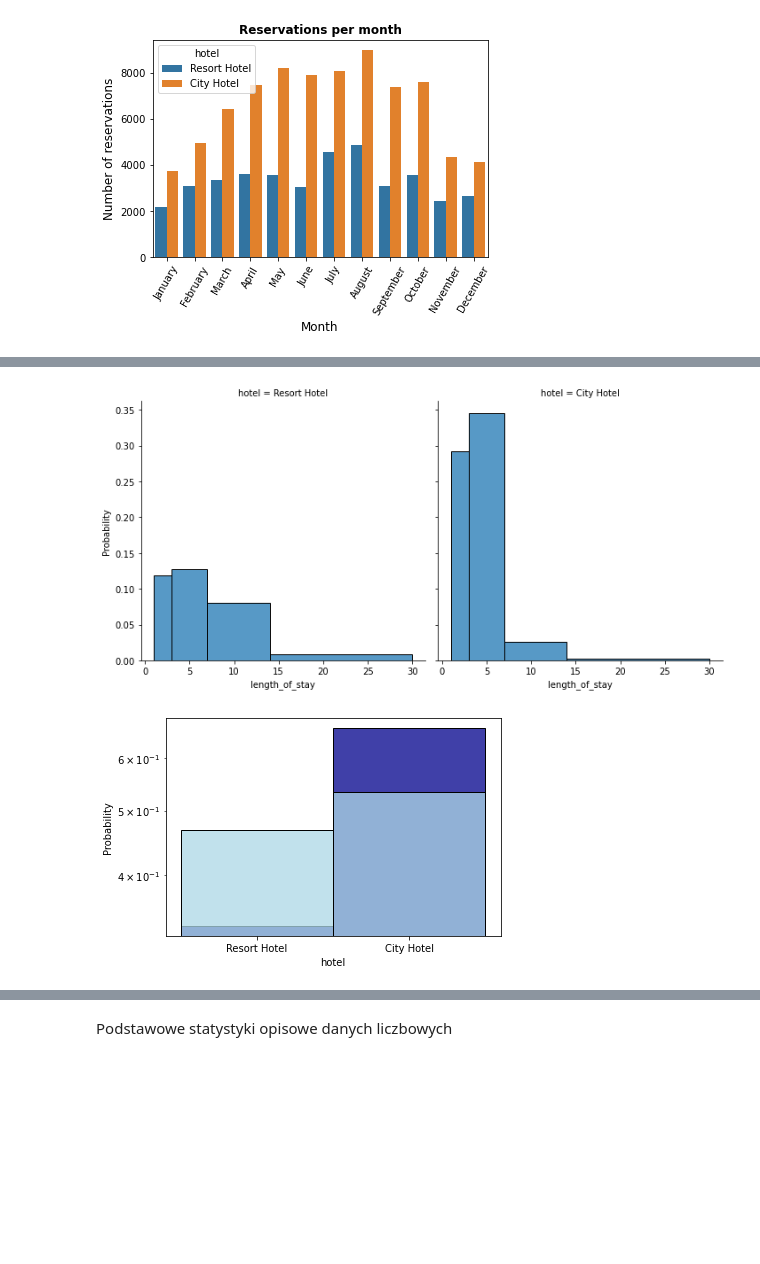
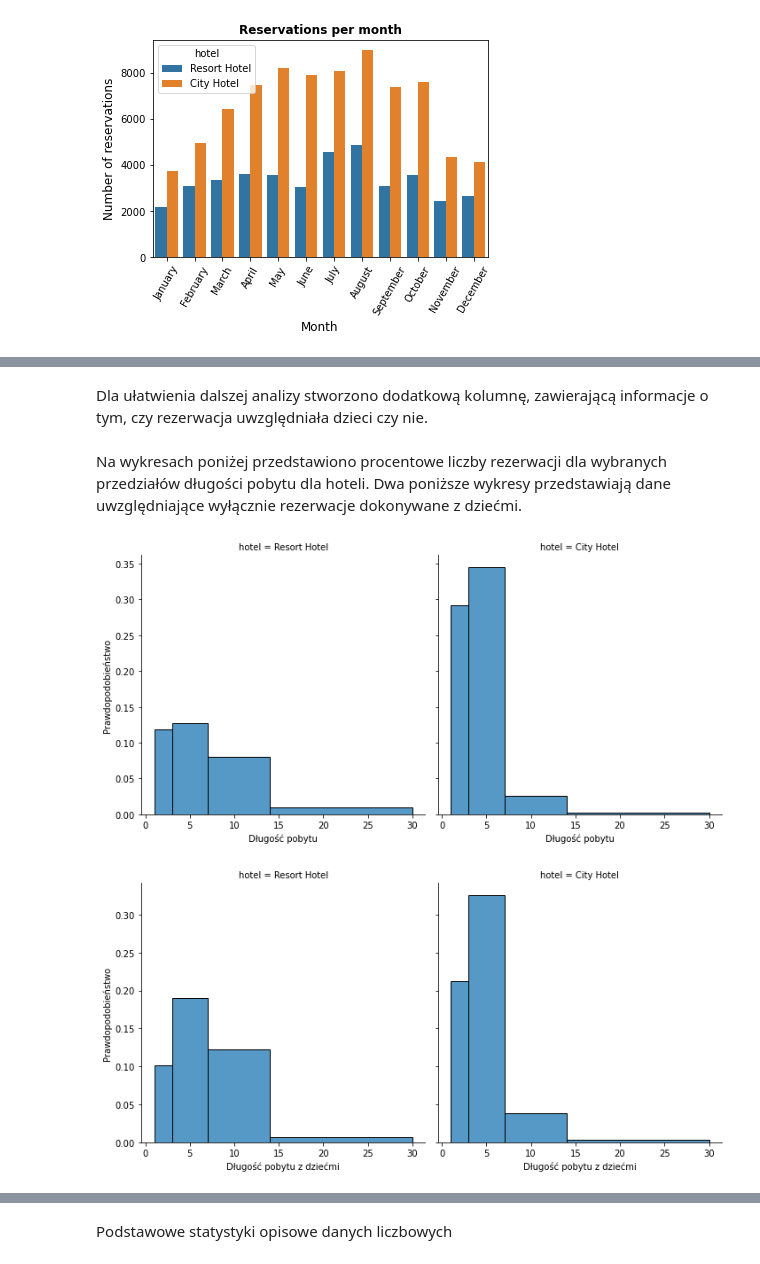
Before and after one commit to kaugustowski/hotel-data-sda, a Jupyter notebook: hotels.ipynb, the cells around one changed output, grey strips where cells are left out. Saved outputs shown, nothing was run; the diff lists cells and outputs as text; code cells hidden in the pictures; blank space fills up the shorter version.

```diff
--- a/hotels.ipynb
+++ b/hotels.ipynb
@@ -56,11 +58,13 @@ wcześniej były wyróżnione liczby dni pobytu w weekendy oraz w czasie tygodni
 # %%
+los_column = hotel_df['stays_in_weekend_nights']+hotel_df['stays_in_week_nights']
+hotel_df['length_of_stay']=los_column
+children_column= hotel_df['children']+hotel_df['babies']
+hotel_df['children_total']=children_column
 columns_to_drop = ['assigned_room_type', 'company', 'reserved_room_type', 'deposit_type',
                    'previous_bookings_not_canceled','previous_cancellations','agent',
-                   'required_car_parking_spaces', 'total_of_special_requests', 'babies',
+                   'required_car_parking_spaces', 'total_of_special_requests', 'babies', 'children',
                    'days_in_waiting_list', 'deposit_type', 'reservation_status_date','booking_changes']
 hotel_df=hotel_df.drop(columns_to_drop, axis=1)
-los_column = hotel_df['stays_in_weekend_nights']+hotel_df['stays_in_week_nights']
-hotel_df['length_of_stay']=los_column
 hotel_df.info()
 # %% [output]
 <class 'pandas.core.frame.DataFrame'>
@@ -87,0 +111,3 @@ Liczba rezerwacji według typu hotelu
+# %%
+hotel_df['children_total'] =  hotel_df['children_total'].fillna(0)
+hotel_df['country'] = hotel_df['country'].fillna(hotel_df['country'].mode().index[0])
@@ -134,13 +243,25 @@ plt.show()
+# %% [markdown]
+Dla ułatwienia dalszej analizy stworzono dodatkową kolumnę, zawierającą informacje o tym, czy rezerwacja uwzględniała dzieci czy nie.
+# %%
+with_children_column=hotel_df['children_total']>0
+
+hotel_df['with_children']=with_children_column
+# %% [markdown]
+Na wykresach poniżej przedstawiono procentowe liczby rezerwacji dla wybranych przedziałów długości pobytu dla hoteli.
+Dwa poniższe wykresy przedstawiają dane uwzględniające wyłącznie rezerwacje dokonywane z dziećmi.
 # %%
-sns.displot(hotel_df,
+dist=sns.displot(hotel_df,
               x='length_of_stay', col='hotel', bins = [1,3,7,14,30], kind="hist", stat='probability')
+
+dist.set_axis_labels("Długość pobytu", "Prawdopodobieństwo")
 plt.show()
 
-hotel_repeated = hotel_df[hotel_df['is_repeated_guest']==1]
-# sns.countplot(hotel_df, x='is_repeated_guest', col='hotel', kind="hist", stat='probability')
-bar1 = sns.histplot(x="hotel", data=hotel_df, color='darkblue', log_scale=(False, True), stat='probability')
-bar2 = sns.histplot(x="hotel", data=hotel_repeated, color='lightblue', log_scale=(False, True), stat='probability')
+
+dist_children=sns.displot(hotel_df[hotel_df['with_children']==True],
+              x='length_of_stay', col='hotel', bins = [1,3,7,14,30], kind="hist", stat='probability')
+
+dist_children.set_axis_labels("Długość pobytu z dziećmi", "Prawdopodobieństwo")
 plt.show()
 # %% [output]
-[figure, old version]
+[figure, new version]
-[figure, old version]
+[figure, new version]
```
Also changed, not shown: parts of 42 cells of this notebook.
